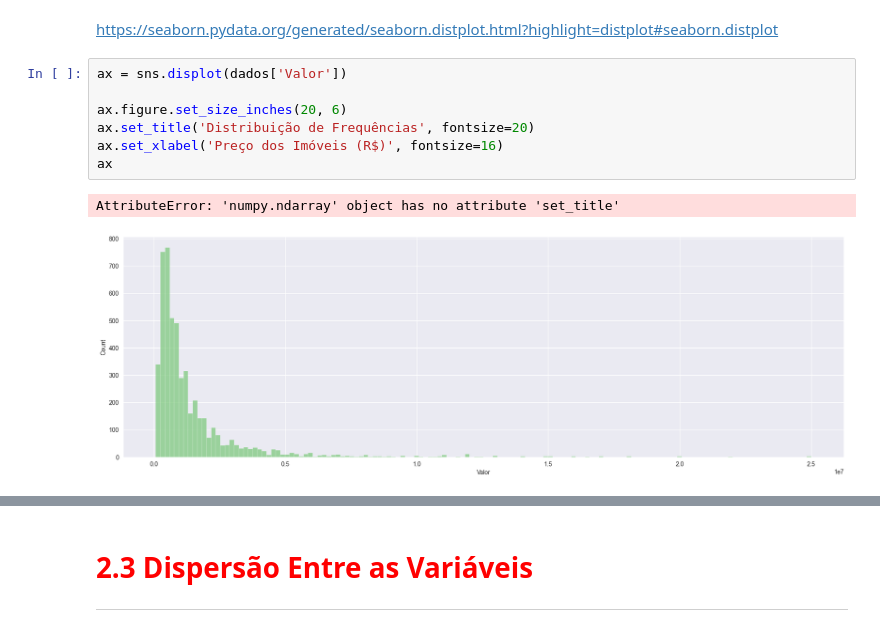
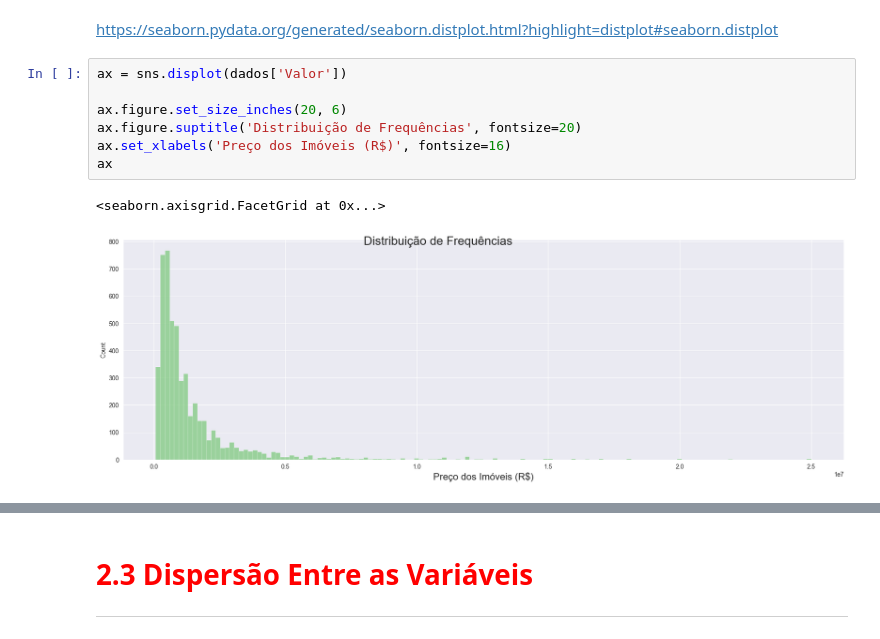
Before and after one commit to Mateus-Redivo/Data-Science-Studies, a Jupyter notebook: Regressão Linear/Parte 2/Regressão Linear.ipynb, the cells around one changed output, grey strips where cells are left out. Drawn from its saved outputs; the diff is of its cells as text.

```diff
--- a/Regressão Linear/Parte 2/Regressão Linear.ipynb
+++ b/Regressão Linear/Parte 2/Regressão Linear.ipynb
@@ -120,13 +120,13 @@ https://seaborn.pydata.org/generated/seaborn.distplot.html?highlight=distplot#se
 # %%
 ax = sns.displot(dados['Valor'])
 
 ax.figure.set_size_inches(20, 6)
-ax.set_title('Distribuição de Frequências', fontsize=20)
-ax.set_xlabel('Preço dos Imóveis (R$)', fontsize=16)
+ax.figure.suptitle('Distribuição de Frequências', fontsize=20)
+ax.set_xlabels('Preço dos Imóveis (R$)', fontsize=16)
 ax
 # %% [output]
-AttributeError: 'numpy.ndarray' object has no attribute 'set_title'
+<seaborn.axisgrid.FacetGrid at 0x...>
-[figure, old version]
+[figure, new version]
 # %% [markdown]
 <img width='800px' src='Box-Plot II.png'>
 # %% [markdown]
```
Also changed, not shown: parts of 2 cells of this notebook.
